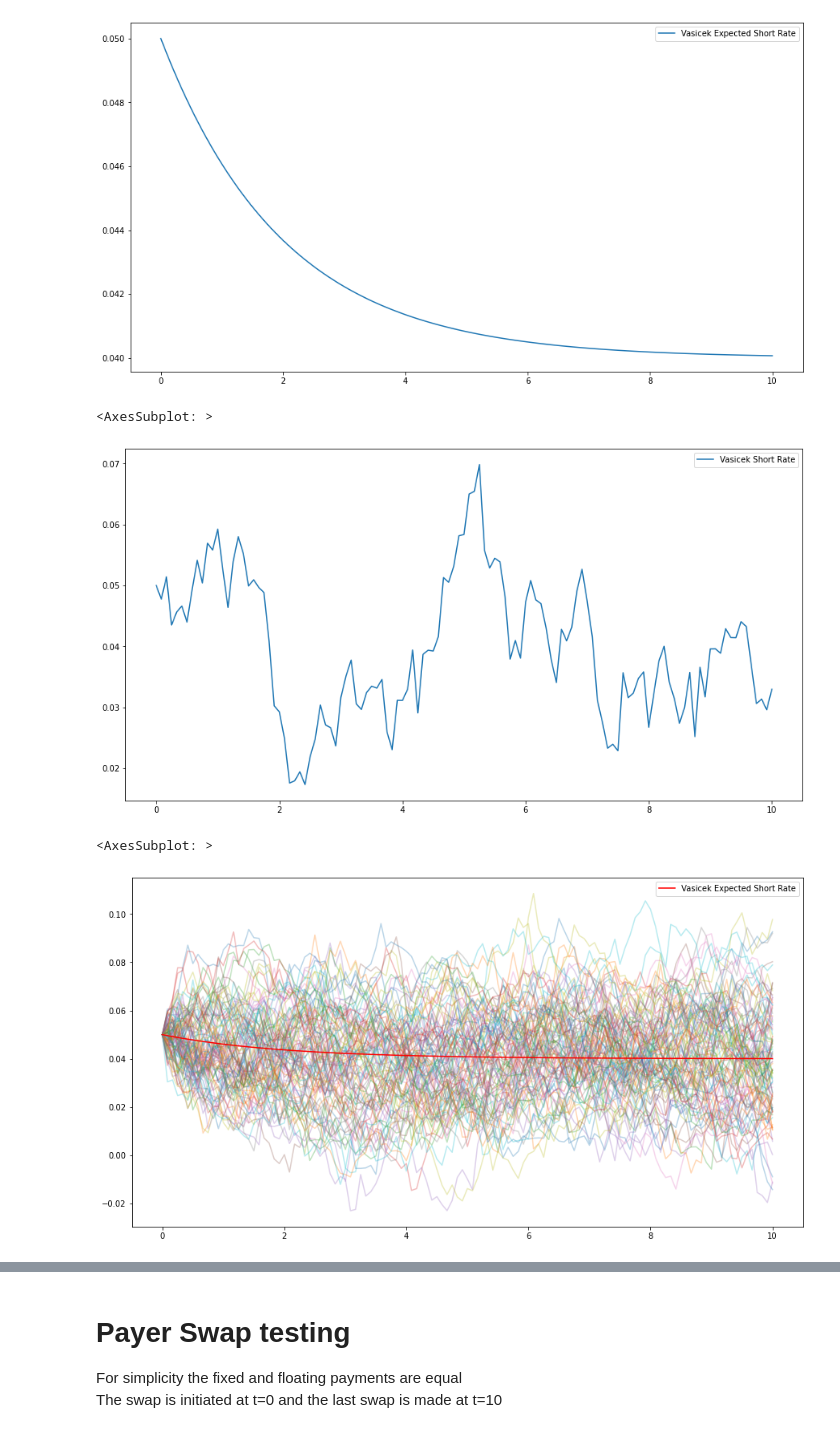
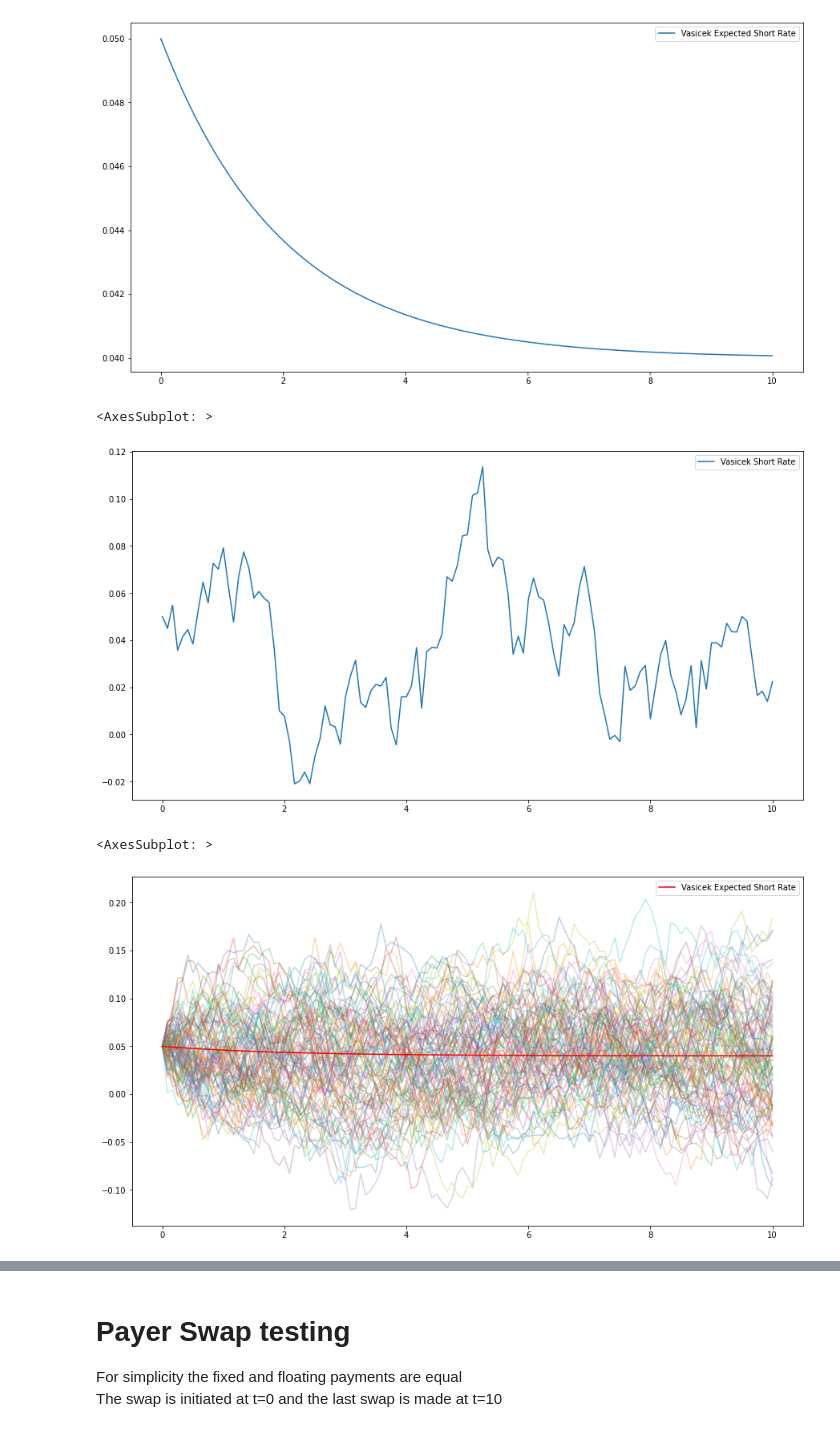
Before and after one commit to Eskild-afk/MasterThesis, a Jupyter notebook: playground.ipynb, the cells around one changed output, grey strips where cells are left out. Cells and saved outputs as stored; diff of their text form; code cells hidden in the pictures.

```diff
--- a/playground.ipynb
+++ b/playground.ipynb
@@ -2,8 +2,8 @@
 from dynamics import *
 import seaborn as sns
 import matplotlib.pyplot as plt
-
-testDynamic = Vasicek(initial=0.05, mean=0.02, reversion=-0.5, volatility=0.02)
+#Vasicek model
+testDynamic = Vasicek(initial=0.05, mean=0.02, reversion=-0.5, volatility=0.05)
 # testDynamic.create_path(stepsize=1/12, duration=15, seed=2023)
 plt.figure(figsize=(15,8))
 expected = [testDynamic.expectedRate(x) for x in np.arange(0,10*12+1)/12]
@@ -17,17 +17,17 @@ plt.figure(figsize=(15,8))
 sns.lineplot(x=time, y=rate, label="Vasicek Short Rate")
 # %% [output]
 <AxesSubplot: >
-[figure, old version]
+[figure, new version]
 # %%
 #Some more sims
 plt.figure(figsize=(15,8))
 for i in range(100):
     time, rate = testDynamic.create_path(stepsize=1/12, duration=10, seed=i)
     sns.lineplot(x=time, y=rate, alpha=0.3)
-sns.lineplot(x=np.arange(0,10*12+1)/12, y=expected, label="Vasicek Expected Short Rate", c='red')
+sns.lineplot(x=time, y=expected, label="Vasicek Expected Short Rate", c='red')
 # %% [output]
 <AxesSubplot: >
-[figure, old version]
+[figure, new version]
 # %%
 plt.figure(figsize=(15,8))
 sns.lineplot(x=time, y=[testDynamic.ZCB(1,x) for x in rate], label = "Vasicek 1 Year ZCB Prices")
```
Also changed, not shown: parts of 10 cells of this notebook, 3 other files.
